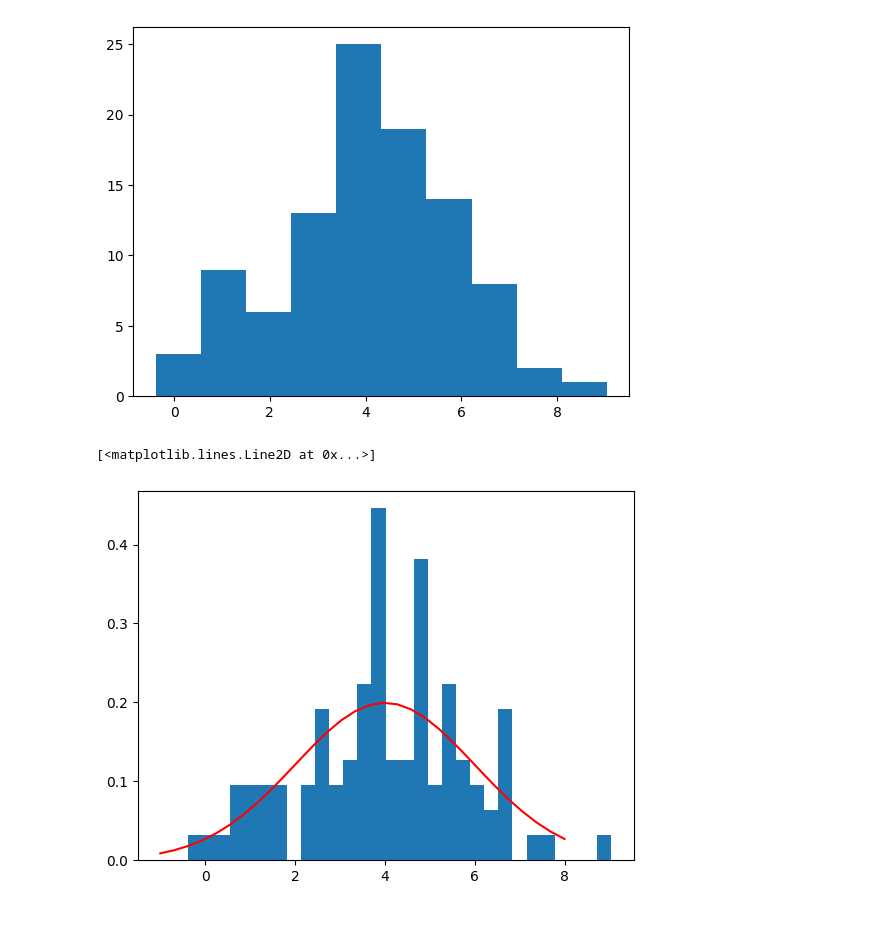
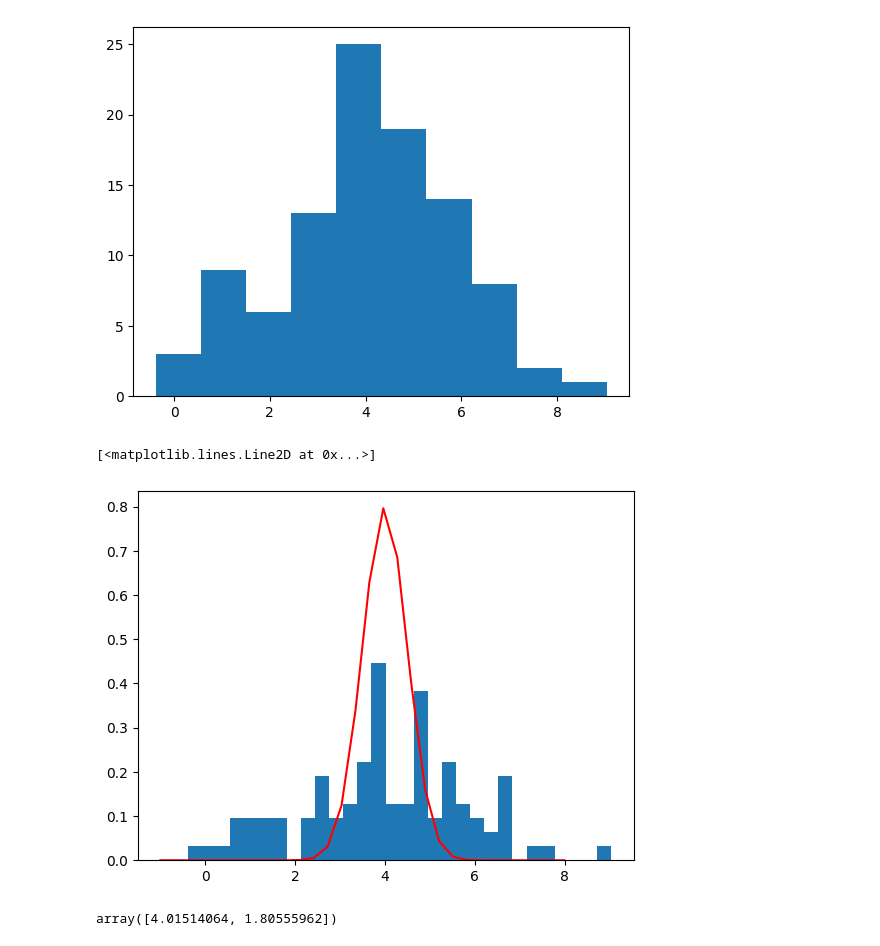
Before and after one commit to asegura4488/MetodosComputacionalesI, a Jupyter notebook: Semana13/AjusteGaussiano.ipynb, the cells around one changed output. Drawn from its saved outputs; the diff is of its cells as text; code cells hidden in the pictures.

```diff
--- a/Semana13/AjusteGaussiano.ipynb
+++ b/Semana13/AjusteGaussiano.ipynb
@@ -45,7 +45,7 @@ def Likelihood(p,x):
 # %%
 plt.hist(X,bins=30,density=True)
 x=np.linspace(-1,8,30)
-plt.plot(x,Likelihood([4,2],x),color='r')
+plt.plot(x,Likelihood([4,0.5],x),color='r')
 # %% [output]
 [<matplotlib.lines.Line2D at 0x...>]
-[figure, old version]
+[figure, new version]
@@ -51,0 +55,7 @@ plt.plot(x,Likelihood([4,2],x),color='r')
+# %%
+p0 = np.array([6,5])
+import scipy.optimize as spo
+result = spo.minimize(JointLikelihood,p0,args=(X))
+result.x
+# %% [output]
+array([4.01514064, 1.80555962])
```
Also changed, not shown: parts of 2 cells of this notebook.
